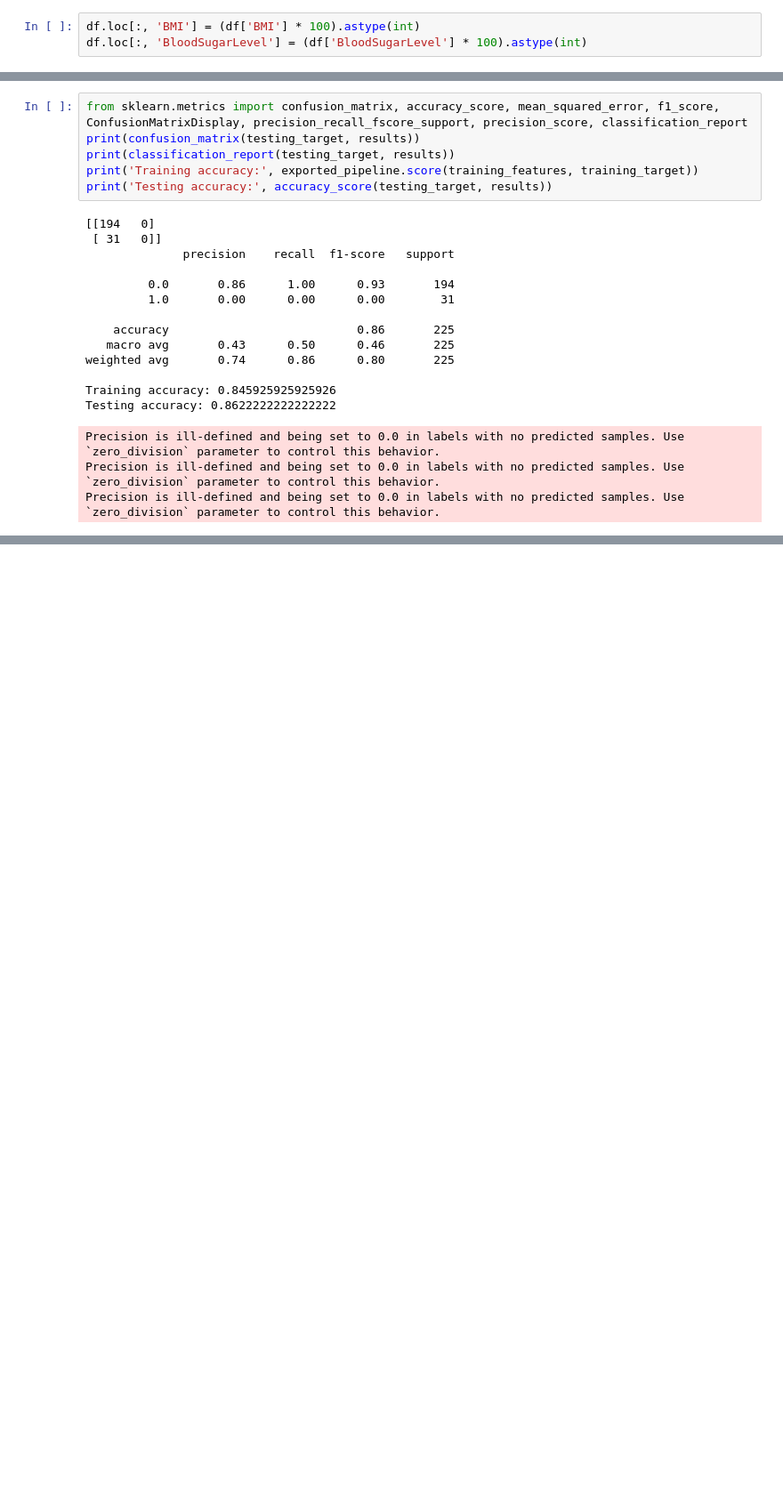
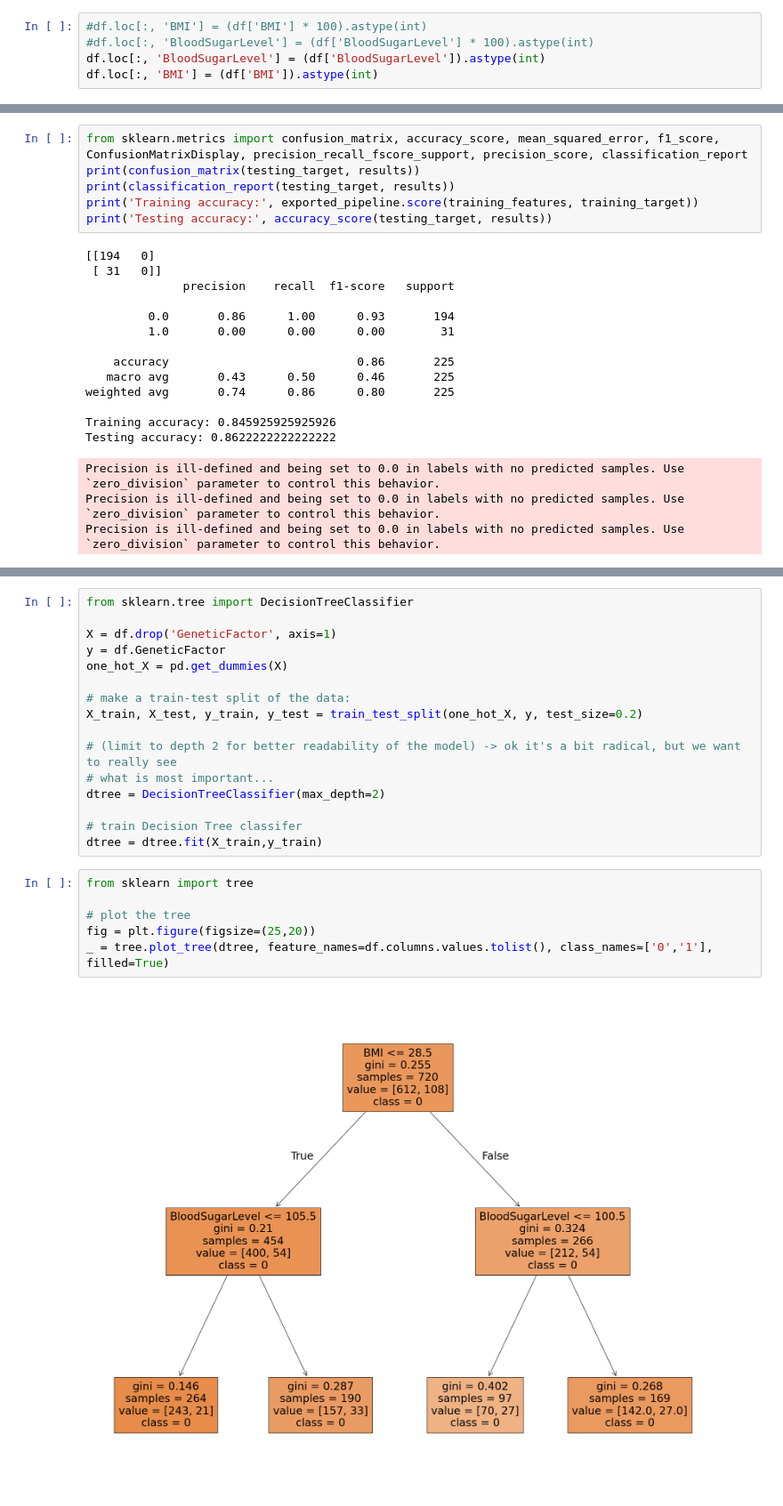
Before and after one commit to Daught/machine-learning-cheatsheet, a Jupyter notebook: exercises/diabetes_study_final.ipynb, the cells around one changed output, grey strips where cells are left out. Shown: that part at 89% size. Cells and saved outputs as stored; diff of their text form; blank space fills up the shorter version.

```diff
--- a/exercises/diabetes_study_final.ipynb
+++ b/exercises/diabetes_study_final.ipynb
@@ -149,8 +149,10 @@ plt.show()
 # %% [output]
 [figure]
 # %%
-df.loc[:, 'BMI'] = (df['BMI'] * 100).astype(int)
-df.loc[:, 'BloodSugarLevel'] = (df['BloodSugarLevel'] * 100).astype(int)
+#df.loc[:, 'BMI'] = (df['BMI'] * 100).astype(int)
+#df.loc[:, 'BloodSugarLevel'] = (df['BloodSugarLevel'] * 100).astype(int)
+df.loc[:, 'BloodSugarLevel'] = (df['BloodSugarLevel']).astype(int)
+df.loc[:, 'BMI'] = (df['BMI']).astype(int)
 # %%
 from sklearn.model_selection import train_test_split
 
@@ -264,0 +264,24 @@ shap.plots.beeswarm(shap_values)
+# %%
+from sklearn.tree import DecisionTreeClassifier
+
+X = df.drop('GeneticFactor', axis=1)
+y = df.GeneticFactor
+one_hot_X = pd.get_dummies(X)
+
+# make a train-test split of the data:
+X_train, X_test, y_train, y_test = train_test_split(one_hot_X, y, test_size=0.2)
+
+# (limit to depth 2 for better readability of the model) -> ok it's a bit radical, but we want to really see
+# what is most important...
+dtree = DecisionTreeClassifier(max_depth=2)
+
+# train Decision Tree classifer
+dtree = dtree.fit(X_train,y_train)
+# %%
+from sklearn import tree
+
+# plot the tree
+fig = plt.figure(figsize=(25,20))
+_ = tree.plot_tree(dtree, feature_names=df.columns.values.tolist(), class_names=['0','1'], filled=True)
+# %% [output]
+[figure, added]
```
Also changed, not shown: parts of 4 cells of this notebook, 10 other files.
